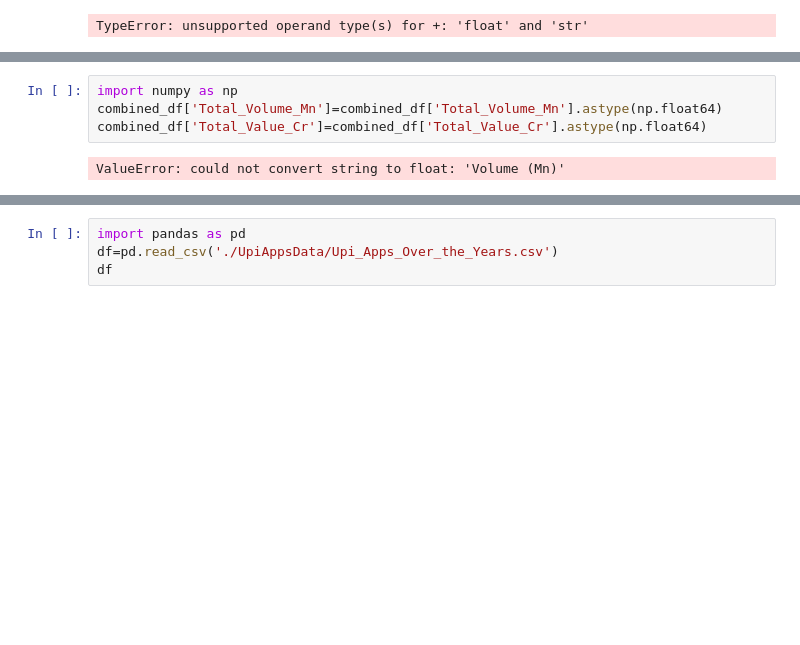
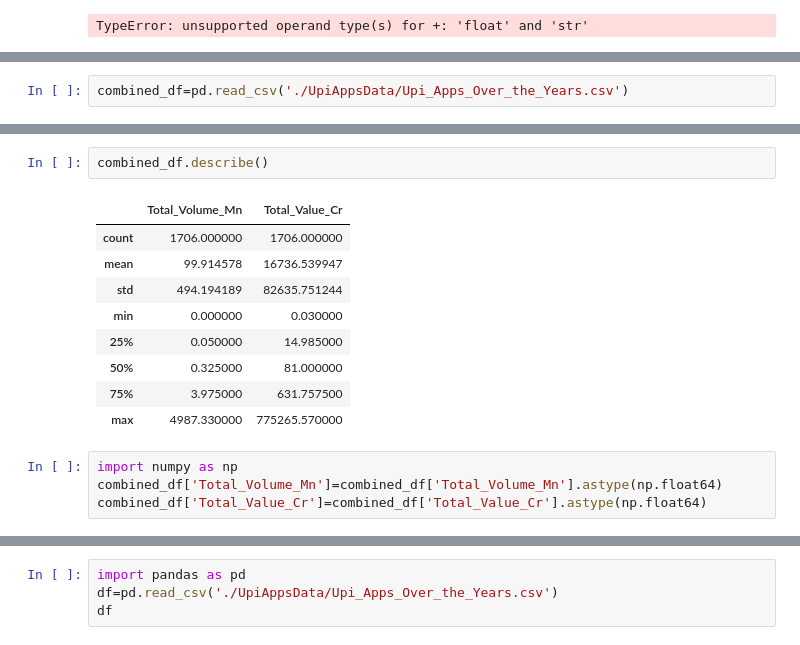
Before and after one commit to kxrxn08/DigitalTransactionAnalysis, a Jupyter notebook: UPI_APPS.ipynb, the cells around one changed output, grey strips where cells are left out. Drawn from its saved outputs; the diff is of its cells as text; blank space fills up the shorter version.

```diff
--- a/UPI_APPS.ipynb
+++ b/UPI_APPS.ipynb
@@ -162,0 +149,2 @@ import pandas as pd
+# %%
+combined_df=pd.read_csv('./UpiAppsData/Upi_Apps_Over_the_Years.csv')
@@ -163,9 +164,19 @@ import pandas as pd
+# %%
+combined_df.describe()
+# %% [output]
+|  | Total_Volume_Mn | Total_Value_Cr |
+| count | 1706.000000 | 1706.000000 |
+| mean | 99.914578 | 16736.539947 |
+| std | 494.194189 | 82635.751244 |
+| min | 0.000000 | 0.030000 |
+| 25% | 0.050000 | 14.985000 |
+| 50% | 0.325000 | 81.000000 |
+| 75% | 3.975000 | 631.757500 |
+| max | 4987.330000 | 775265.570000 |
 # %%
 import numpy as np
 combined_df['Total_Volume_Mn']=combined_df['Total_Volume_Mn'].astype(np.float64)
 combined_df['Total_Value_Cr']=combined_df['Total_Value_Cr'].astype(np.float64)
-# %% [output]
-ValueError: could not convert string to float: 'Volume (Mn)'
 # %%
 combined_df=pd.read_csv('./UpiAppsData/Upi_Apps_Over_the_Years.csv')
 combined_df
```
Also changed, not shown: parts of 19 cells of this notebook, 3 other files.
